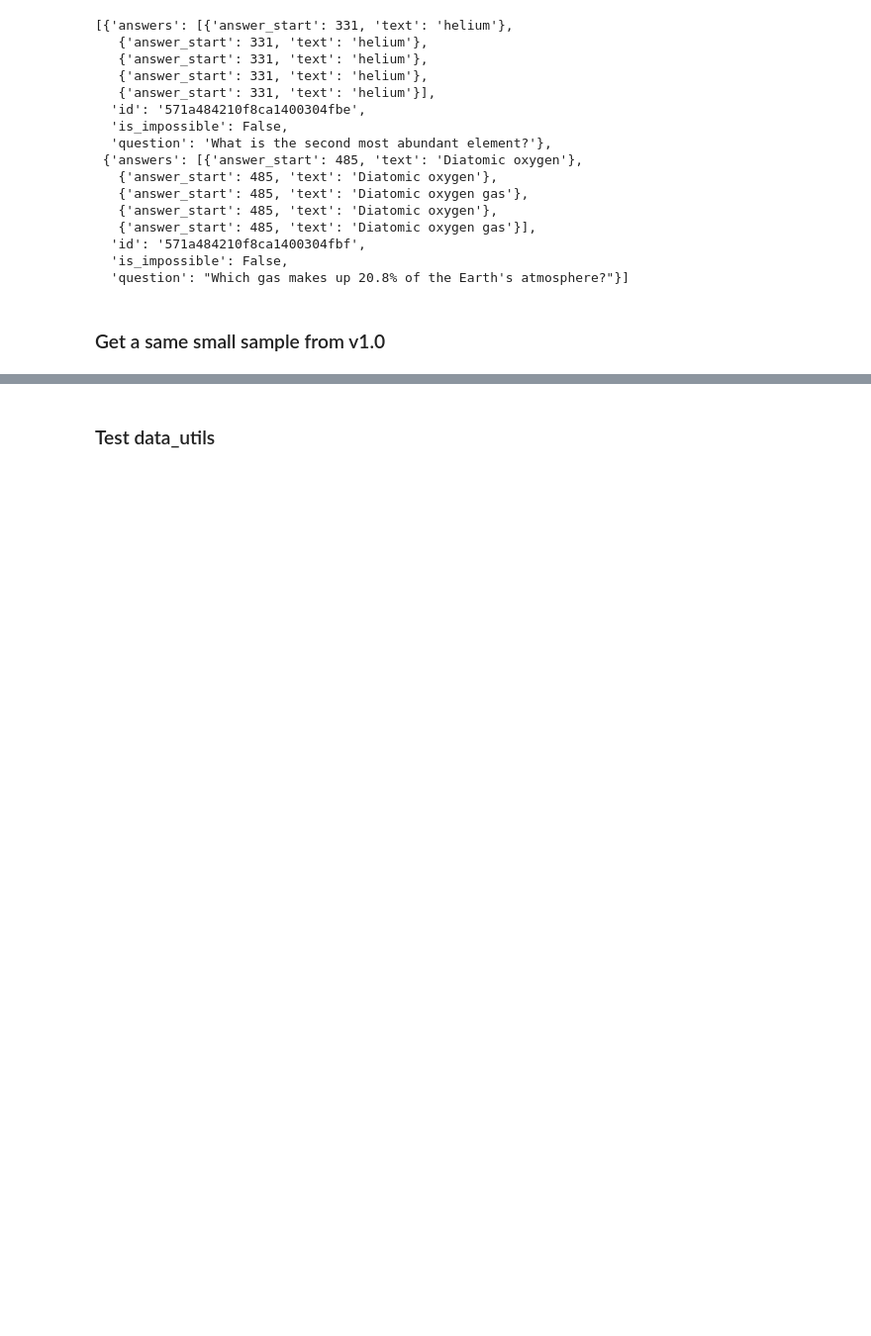
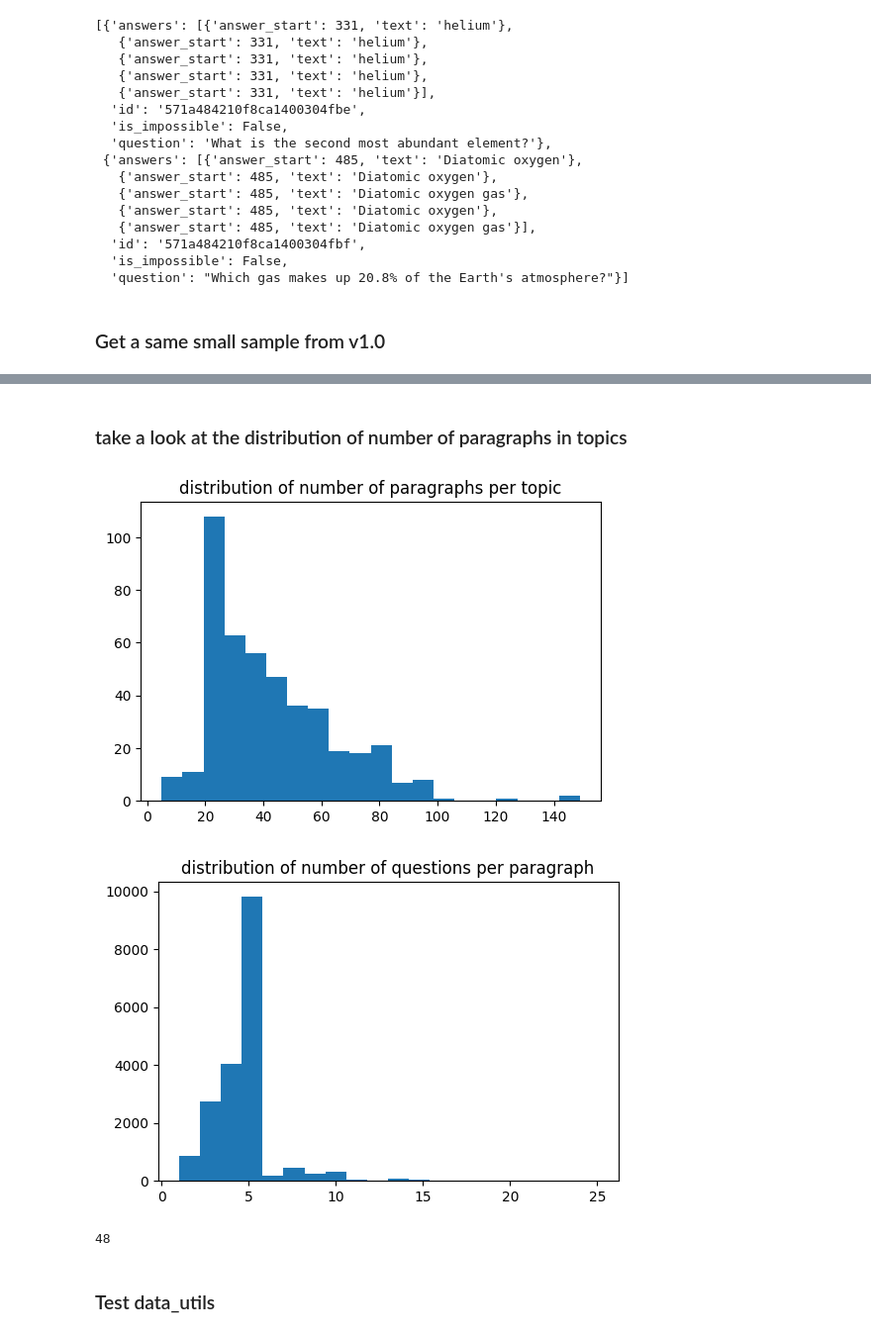
Before and after one commit to MollyZhang/MemNetQA, a Jupyter notebook: preprocessing.ipynb, the cells around one changed output, grey strips where cells are left out. Shown at 99% size. Saved outputs shown, nothing was run; the diff lists cells and outputs as text; code cells hidden in the pictures; blank space fills up the shorter version.

```diff
--- a/preprocessing.ipynb
+++ b/preprocessing.ipynb
@@ -74,0 +80,3 @@ json.dump({"version": "1.1", "data": tinny_train}, open("./data/tiny_train-v1.1.
+# %%
+train1 = json.load(open("./data/train-v1.1.json", "r"))["data"]
+dev1 = json.load(open("./data/dev-v1.1.json", "r"))["data"]
@@ -74,0 +125,17 @@ json.dump({"version": "1.1", "data": tinny_train}, open("./data/tiny_train-v1.1.
+# %%
+# same thing to dev
+i = 0
+medium_dev = []
+for topic in dev1:
+    short_paragraphs = {"title": topic["title"], "paragraphs": []}
+    for paragraph in topic["paragraphs"]:
+        longest_q = np.argmax([len(i["question"]) for i in paragraph["qas"]])
+        total = paragraph["context"] + " " + paragraph["qas"][longest_q]["question"]
+        token_len = t.encode_plus(total, add_special_tokens=True,
+                                  return_tensors="pt")["input_ids"].shape[1]
+        if token_len <= 500:
+            short_paragraphs["paragraphs"].append(paragraph)
+        else:
+            i+= 1
+            print(i, len(total.split(" ")))
+    medium_dev.append(short_paragraphs)
@@ -74,0 +168,2 @@ json.dump({"version": "1.1", "data": tinny_train}, open("./data/tiny_train-v1.1.
+# %% [markdown]
+### take a look at the distribution of number of paragraphs in topics
@@ -74,0 +172,21 @@ json.dump({"version": "1.1", "data": tinny_train}, open("./data/tiny_train-v1.1.
+# %%
+train = json.load(open("./data/medium_train_v1.1.json", "r"))["data"]
+dev = json.load(open("./data/medium_dev_v1.1.json", "r"))["data"]
+# %%
+num_paragraph = [len(i["paragraphs"]) for i in train]
+pars = []
+for i in train:
+    pars.extend(i["paragraphs"])
+num_qas = [len(i["qas"]) for i in pars]
+# %%
+plt.figure(dpi=100)
+plt.hist(num_paragraph, bins=20)
+plt.title("distribution of number of paragraphs per topic")
+
+plt.figure(dpi=100)
+plt.hist(num_qas, bins=20)
+plt.title("distribution of number of questions per paragraph")
+plt.show()
+# %% [output]
+[figure, added]
+[figure, added]
@@ -75,3 +203,7 @@ json.dump({"version": "1.1", "data": tinny_train}, open("./data/tiny_train-v1.1.
+# %%
+len(dev)
+# %% [output]
+48
 # %% [markdown]
 ### Test data_utils
 # %%
```
Also changed, not shown: parts of 9 cells of this notebook, 4 other files.
